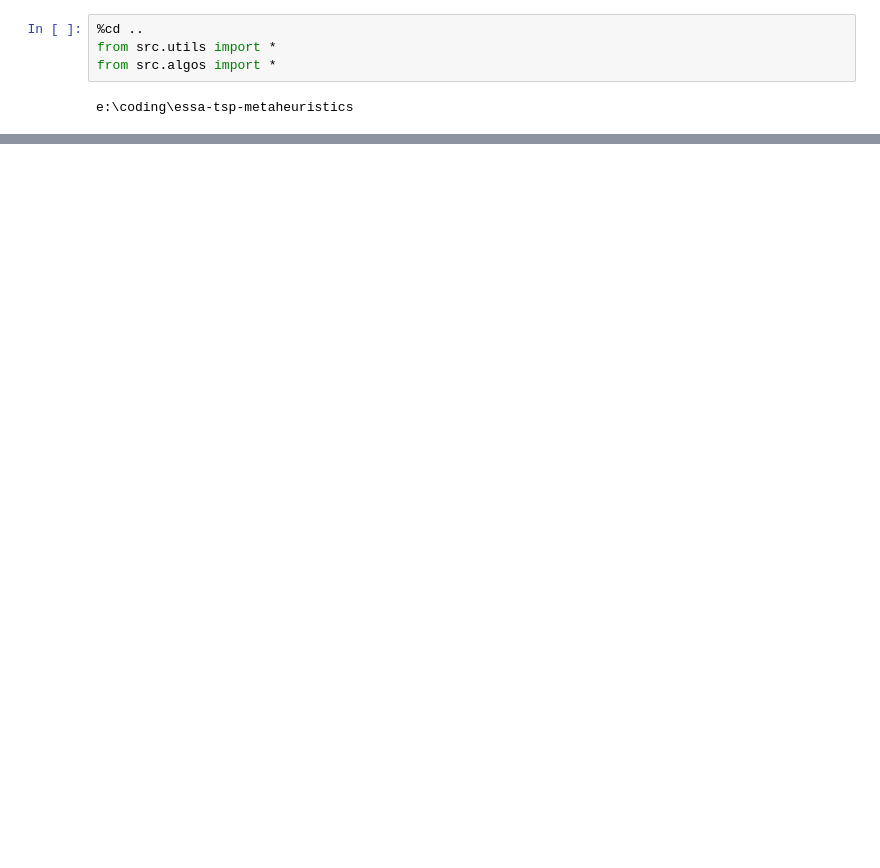
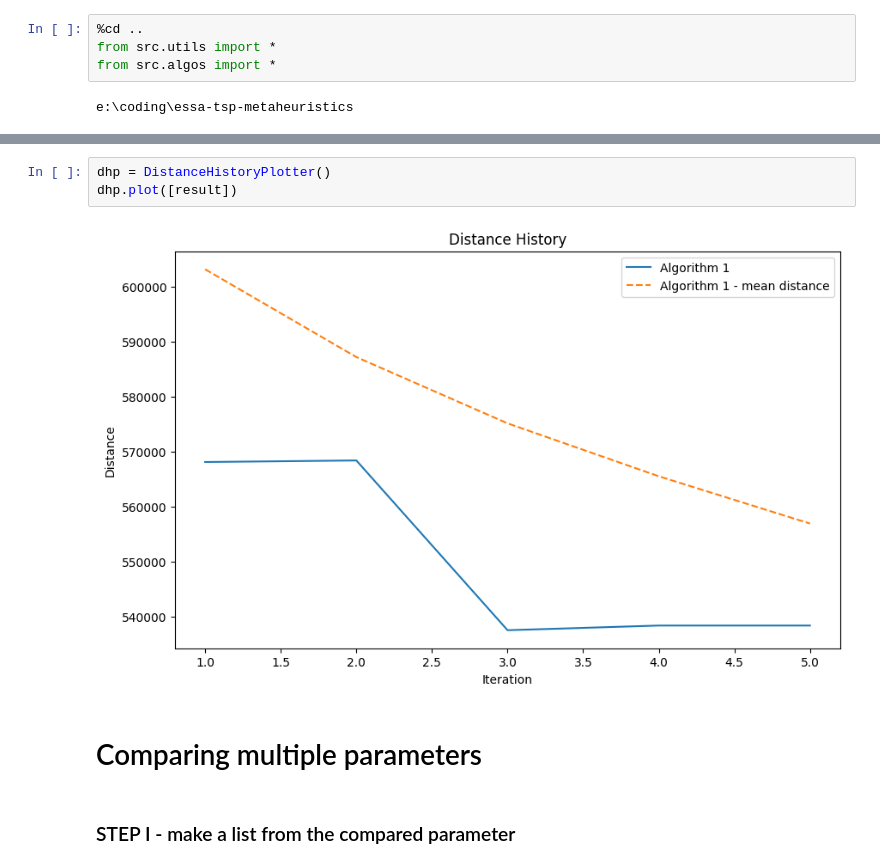
Before and after one commit to PanNorek/essa-tsp-metaheuristics, a Jupyter notebook: notebooks/tmp.ipynb, the cells around one changed output, grey strips where cells are left out. Saved outputs shown, nothing was run; the diff lists cells and outputs as text; blank space fills up the shorter version.

```diff
--- a/notebooks/tmp.ipynb
+++ b/notebooks/tmp.ipynb
@@ -62,0 +60,9 @@ Final population: Individual(path: 27...25, distance: 440256.20)
+# %%
+dhp = DistanceHistoryPlotter()
+dhp.plot([result])
+# %% [output]
+[figure, added]
+# %% [markdown]
+# Comparing multiple parameters
+# %% [markdown]
+### STEP I - make a list from the compared parameter
```
Also changed, not shown: parts of 18 cells of this notebook, 7 other files.
